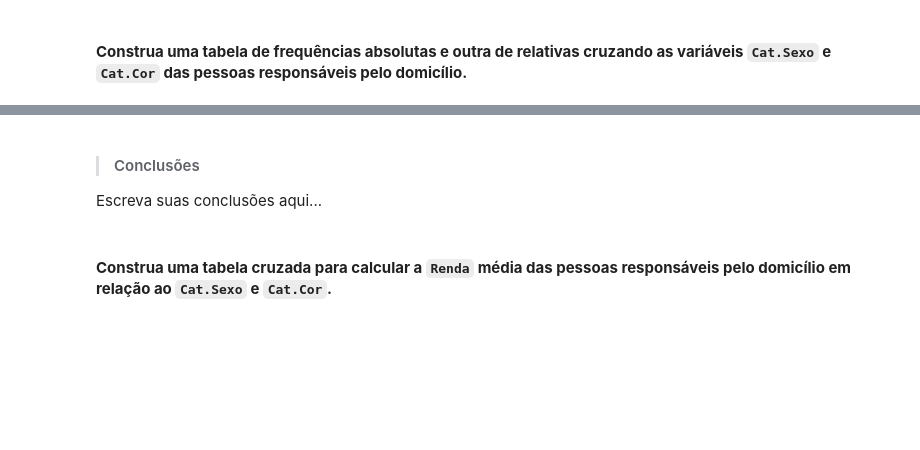
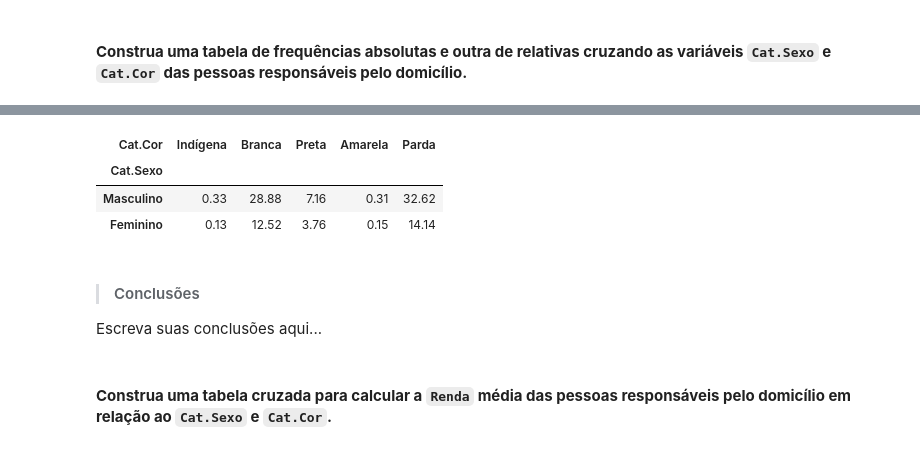
Before and after one commit to TheGabrielVieira/estatistica-python-frequencias-medidas, a Jupyter notebook: desafios/Desafios.ipynb, the cells around one changed output, grey strips where cells are left out. Drawn from its saved outputs; the diff is of its cells as text; code cells hidden in the pictures; blank space fills up the shorter version.

```diff
--- a/desafios/Desafios.ipynb
+++ b/desafios/Desafios.ipynb
@@ -359,3 +399,11 @@ Vamos prosseguir no treinamento, agora identificando o perfil das pessoas respon
+# %%
+freq_relativa = round(pd.crosstab(dados['Cat.Sexo'], dados['Cat.Cor'], normalize = 'all') * 100,2)
+freq_relativa
+# %% [output]
+| Cat.Cor | Indígena | Branca | Preta | Amarela | Parda |
+| Cat.Sexo |  |  |  |  |  |
+| Masculino | 0.33 | 28.88 | 7.16 | 0.31 | 32.62 |
+| Feminino | 0.13 | 12.52 | 3.76 | 0.15 | 14.14 |
 # %% [markdown]
 > #### Conclusões
 
```
Also changed, not shown: parts of 6 cells of this notebook, 1 other file.
